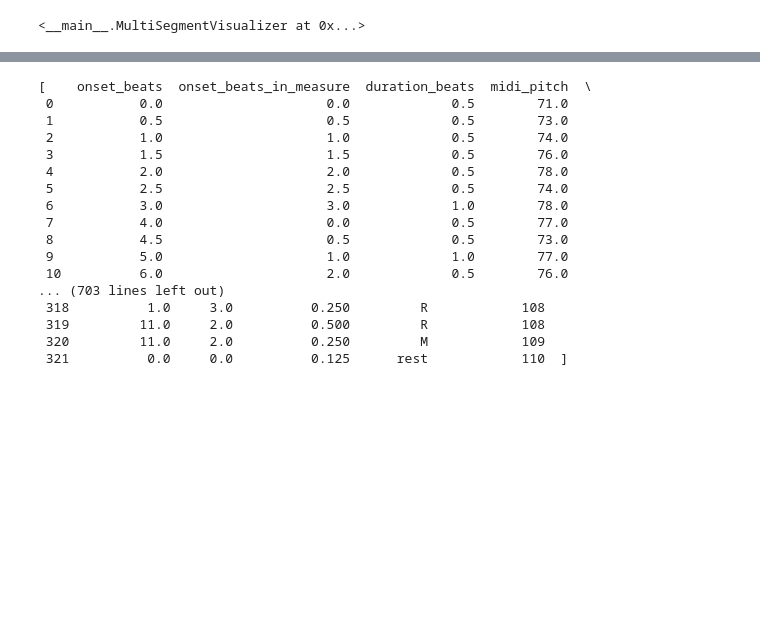
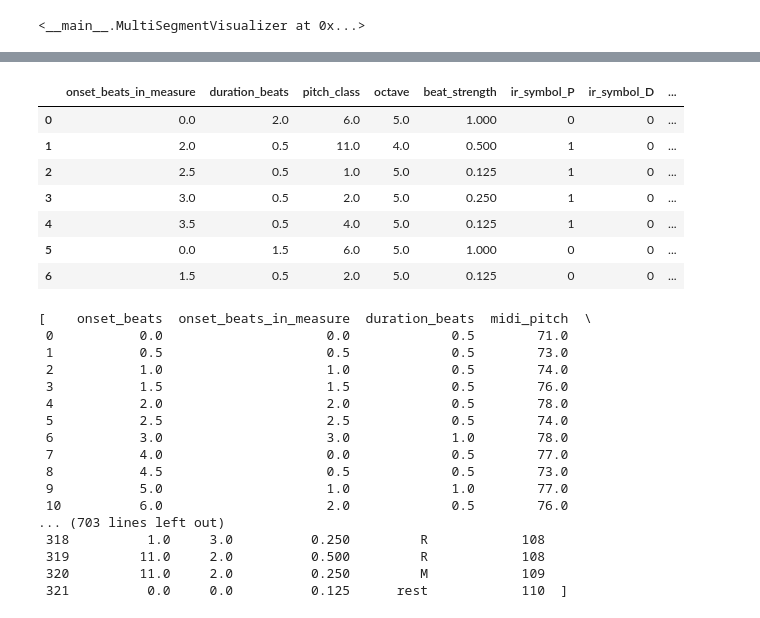
Before and after one commit to 5i5ousPlay/Thesisv2, a Jupyter notebook: Mogging/main.ipynb, the cells around one changed output, grey strips where cells are left out. Saved outputs shown, nothing was run; the diff lists cells and outputs as text; code cells hidden in the pictures; blank space fills up the shorter version.

```diff
--- a/Mogging/main.ipynb
+++ b/Mogging/main.ipynb
@@ -1129,5 +1154,16 @@ colored_score.show()
 # %%
 prepped_segments = preprocess_segments(segments)
+# %%
+prepped_segments[0]
+# %% [output]
+|  | onset_beats_in_measure | duration_beats | pitch_class | octave | beat_strength | ir_symbol_P | ir_symbol_D | ... |
+| 0 | 0.0 | 2.0 | 6.0 | 5.0 | 1.000 | 0 | 0 | ... |
+| 1 | 2.0 | 0.5 | 11.0 | 4.0 | 0.500 | 1 | 0 | ... |
+| 2 | 2.5 | 0.5 | 1.0 | 5.0 | 0.125 | 1 | 0 | ... |
+| 3 | 3.0 | 0.5 | 2.0 | 5.0 | 0.250 | 1 | 0 | ... |
+| 4 | 3.5 | 0.5 | 4.0 | 5.0 | 0.125 | 1 | 0 | ... |
+| 5 | 0.0 | 1.5 | 6.0 | 5.0 | 1.000 | 0 | 0 | ... |
+| 6 | 1.5 | 0.5 | 2.0 | 5.0 | 0.125 | 0 | 0 | ... |
 # %%
 segments
 # %% [output]
```
Also changed, not shown: parts of 5 cells of this notebook.
